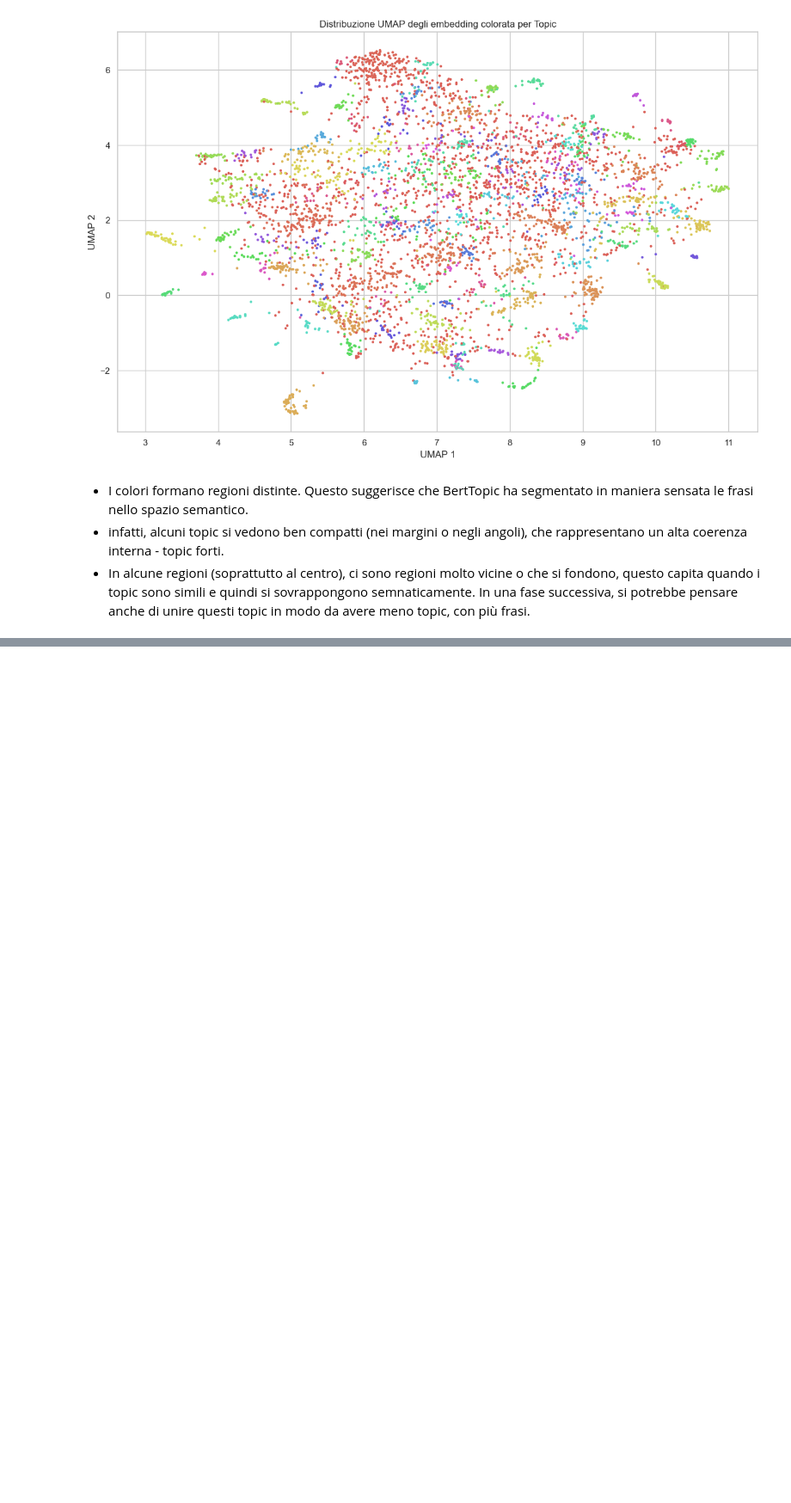
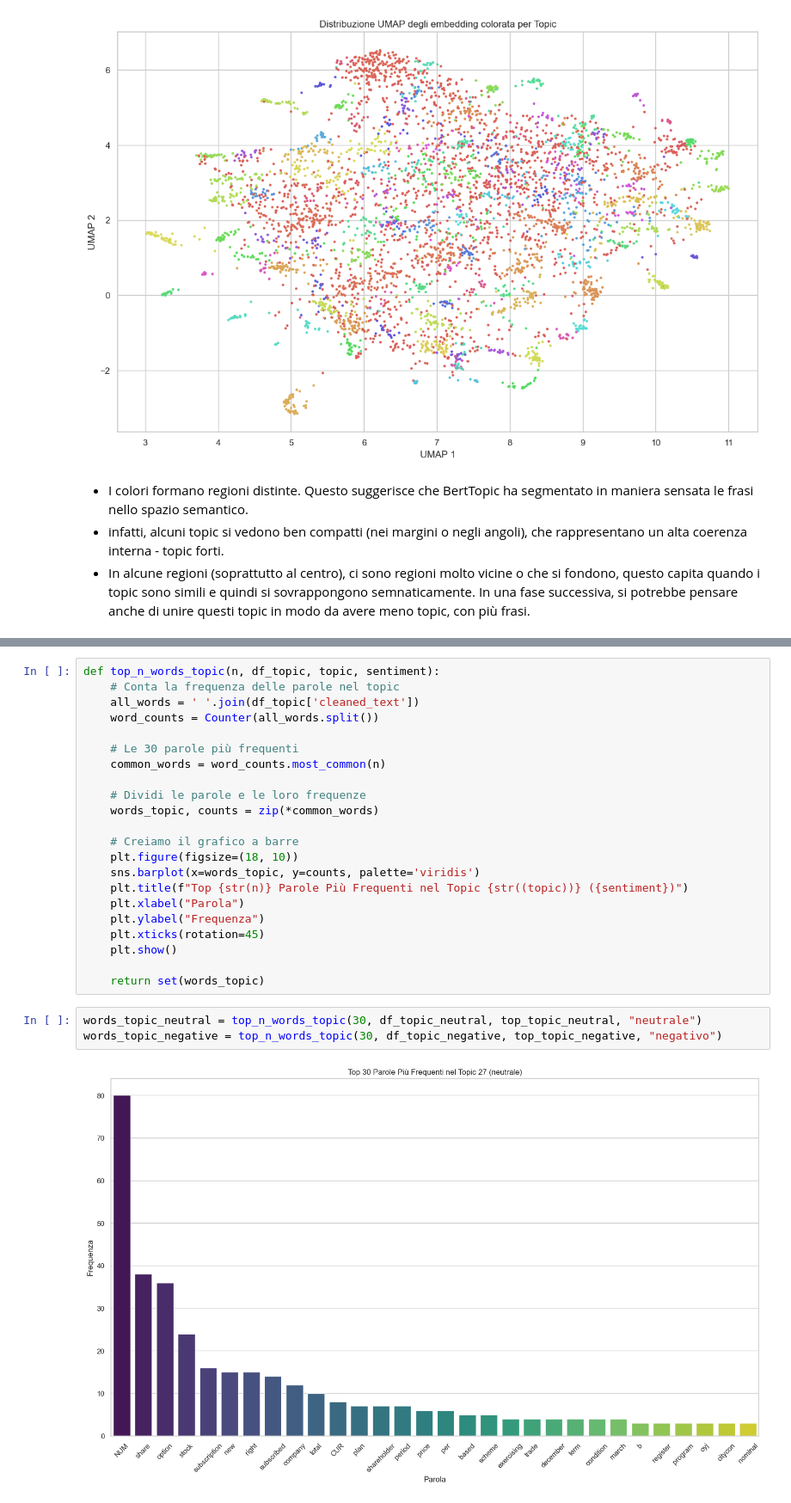
Before and after one commit to IreneGaita/FinSent, a Jupyter notebook: airflow/notebooks/topic_analysis.ipynb, the cells around one changed output, grey strips where cells are left out. Shown at 86% size. Cells and saved outputs as stored; diff of their text form; blank space fills up the shorter version.

```diff
--- a/airflow/notebooks/topic_analysis.ipynb
+++ b/airflow/notebooks/topic_analysis.ipynb
@@ -459,0 +490,27 @@ plt.show()
+# %%
+def top_n_words_topic(n, df_topic, topic, sentiment):
+    # Conta la frequenza delle parole nel topic
+    all_words = ' '.join(df_topic['cleaned_text'])
+    word_counts = Counter(all_words.split())
+
+    # Le 30 parole più frequenti
+    common_words = word_counts.most_common(n)
+
+    # Dividi le parole e le loro frequenze
+    words_topic, counts = zip(*common_words)
+
+    # Creiamo il grafico a barre
+    plt.figure(figsize=(18, 10))
+    sns.barplot(x=words_topic, y=counts, palette='viridis')
+    plt.title(f"Top {str(n)} Parole Più Frequenti nel Topic {str((topic))} ({sentiment})")
+    plt.xlabel("Parola")
+    plt.ylabel("Frequenza")
+    plt.xticks(rotation=45)
+    plt.show()
+
+    return set(words_topic)
+# %%
+words_topic_neutral = top_n_words_topic(30, df_topic_neutral, top_topic_neutral, "neutrale")
+words_topic_negative = top_n_words_topic(30, df_topic_negative, top_topic_negative, "negativo")
+# %% [output]
+[figure, added]
```
Also changed, not shown: parts of 18 cells of this notebook.
